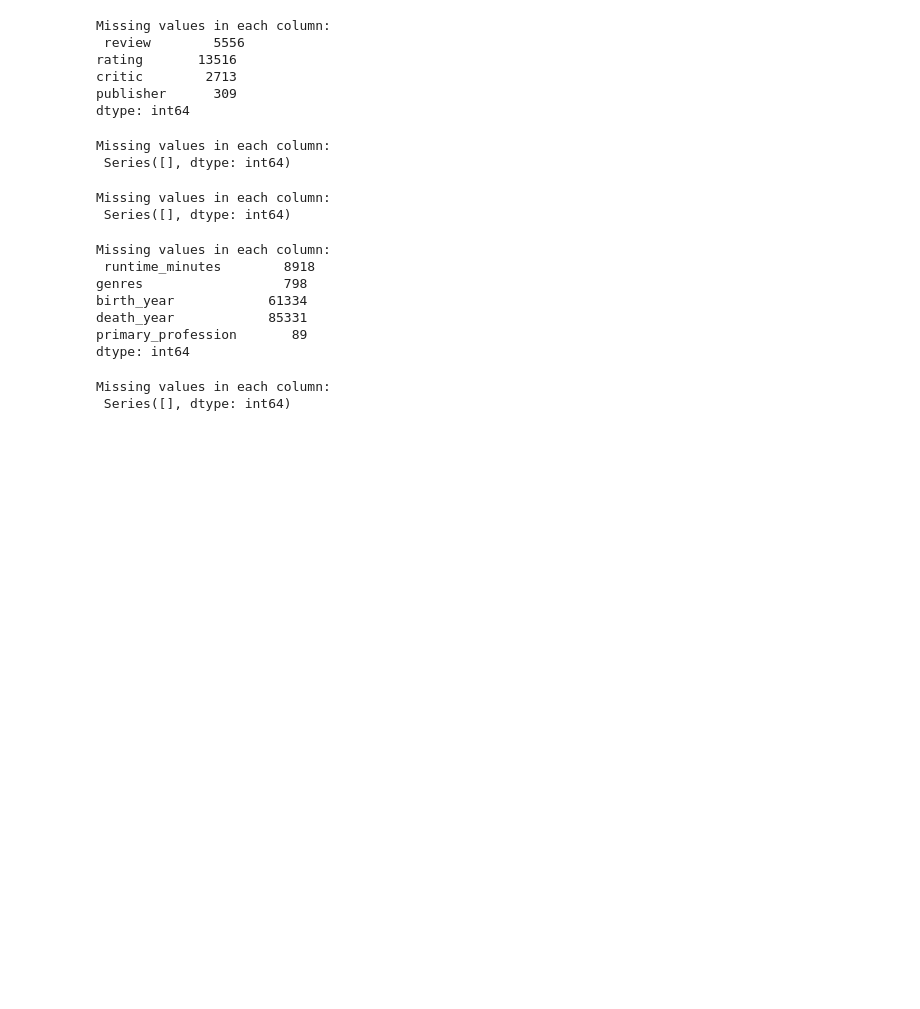
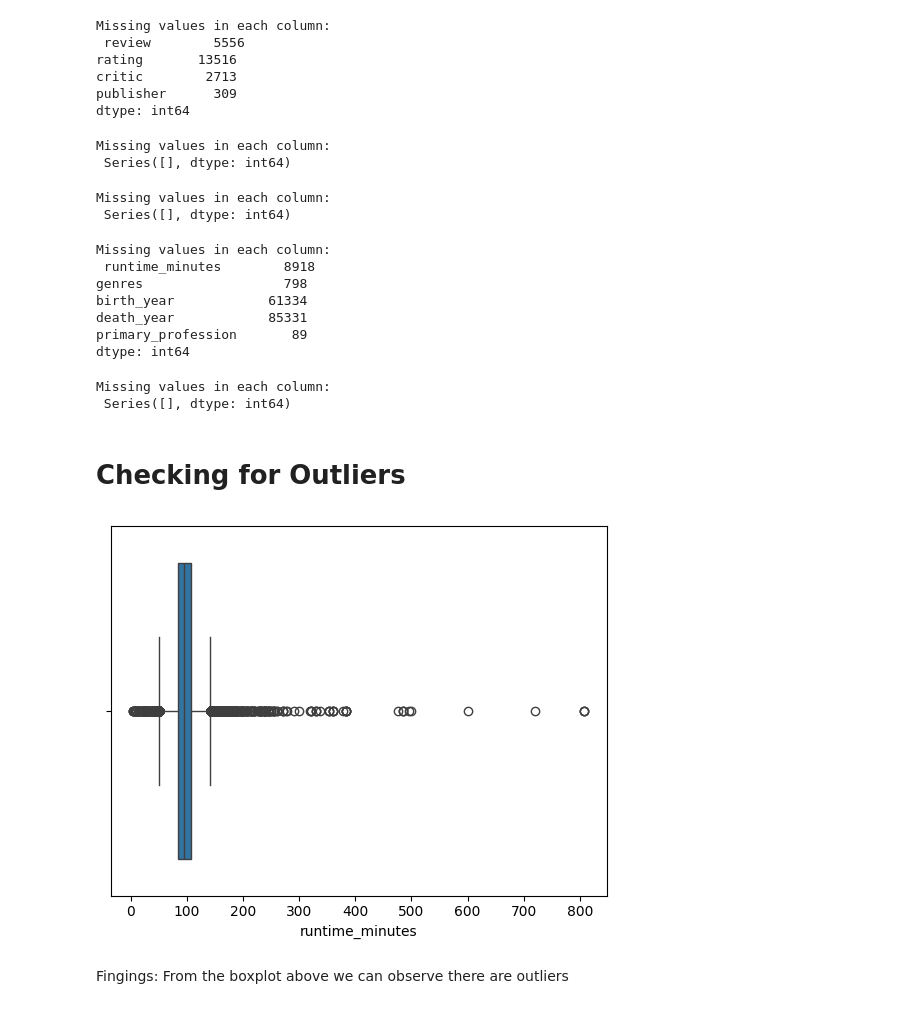
Before and after one commit to Josphatkimani/MS_Movie_Analysis_Project, a Jupyter notebook: movies.ipynb, the cells around one changed output. Saved outputs shown, nothing was run; the diff lists cells and outputs as text; code cells hidden in the pictures; blank space fills up the shorter version.

```diff
--- a/movies.ipynb
+++ b/movies.ipynb
@@ -635,3 +635,11 @@ imdb = imdb.assign(genres=imdb.genres.str.split(','))
 
 # transform into separate rows retaining all column values
 imdb=imdb.explode('genres')
+# %% [markdown]
+# Checking for Outliers
+# %%
+sns.boxplot(data = imdb, x = 'runtime_minutes');
+# %% [output]
+[figure, added]
+# %% [markdown]
+Fingings: From the boxplot above we can observe there are outliers
```
Also changed, not shown: parts of 11 cells of this notebook.
